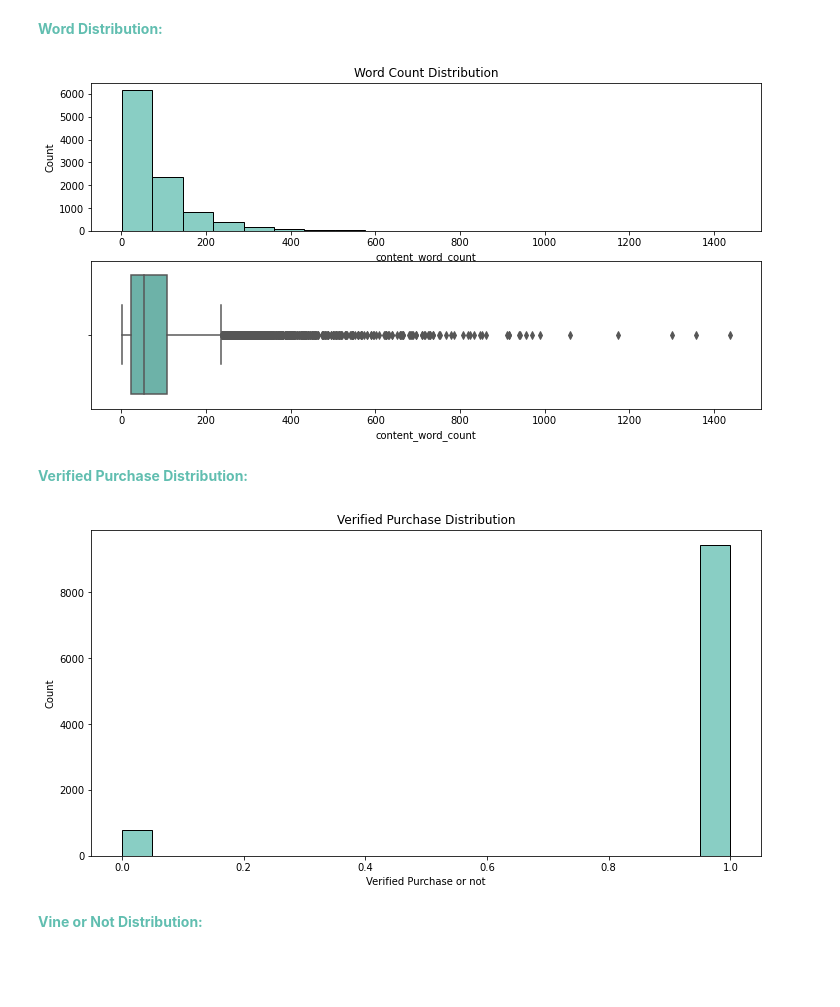
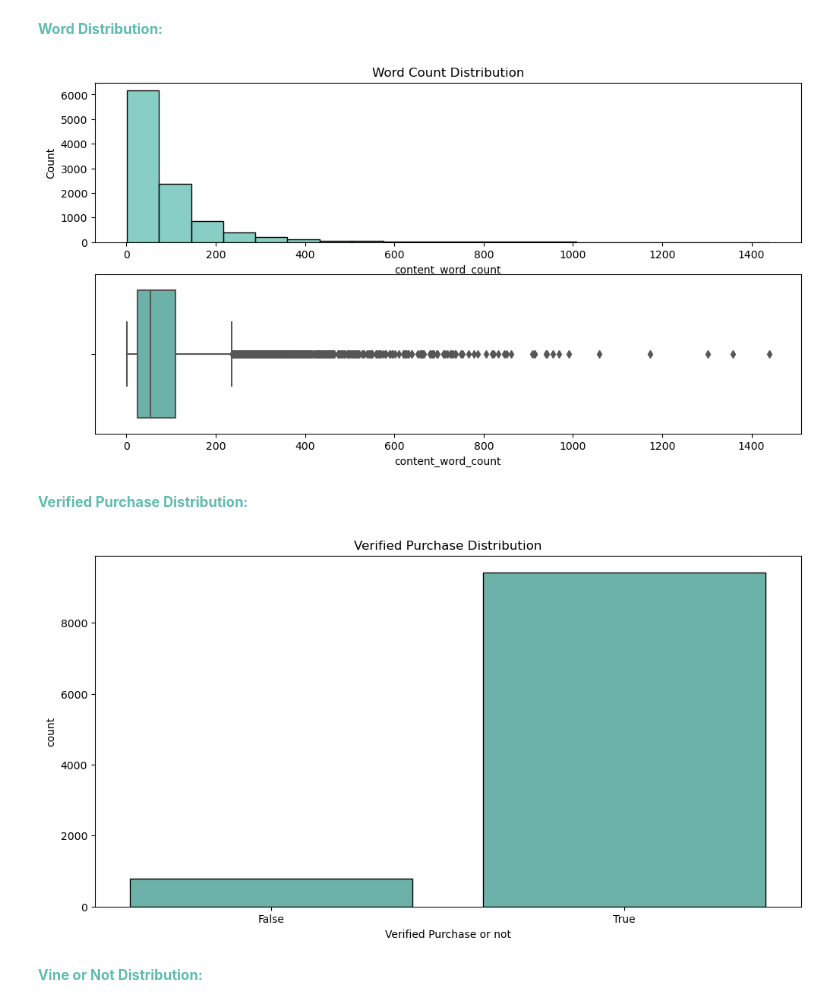
Before and after one commit to peacetay/CustomerProductReviews, a Jupyter notebook: EDA.ipynb, the cells around one changed output. Cells and saved outputs as stored; diff of their text form; code cells hidden in the pictures; blank space fills up the shorter version.

```diff
--- a/EDA.ipynb
+++ b/EDA.ipynb
@@ -54,6 +54,8 @@ df_processed_full['Retailer'] = df_processed_full['Retailer'].astype(str)
 df_processed_full['Review title'] = df_processed_full['Review title'].astype(str)
 df_processed_full['Review Content'] = df_processed_full['Review Content'].astype(str)
 df_processed_full['People_find_helpful'] = df_processed_full['People_find_helpful'].astype(str)
+df_processed_full["vine or not"] = df_processed_full["vine or not"].astype('bool')
+df_processed_full["Verified Purchase or not"] = df_processed_full["Verified Purchase or not"].astype('bool')
 # %% [markdown]
 #### <font color=#FFB703> **Grouping into Positive / Negative** </font>
 # %%
@@ -411,16 +534,16 @@ plt.subplot(2, 1, 2)
 sns.boxplot(x='content_word_count', data=df_processed_full, color = '#61BEB0')
 plt.show()
 # %% [output]
-[figure, old version]
+[figure, new version]
 # %% [markdown]
 <font color=#61BEB0>**Verified Purchase Distribution:**</font>
 # %%
 plt.figure(figsize=(12, 6))
-sns.histplot(df_processed_full['Verified Purchase or not'], bins=20, kde=False, color = '#61BEB0')
+sns.countplot(df_processed_full, x='Verified Purchase or not', color = '#61BEB0', edgecolor = 'black')
 plt.title('Verified Purchase Distribution')
 plt.show()
 # %% [output]
-[figure, old version]
+[figure, new version]
 # %% [markdown]
 <font color=#61BEB0>**Vine or Not Distribution:**</font>
 # %%
```
Also changed, not shown: parts of 27 cells of this notebook.
